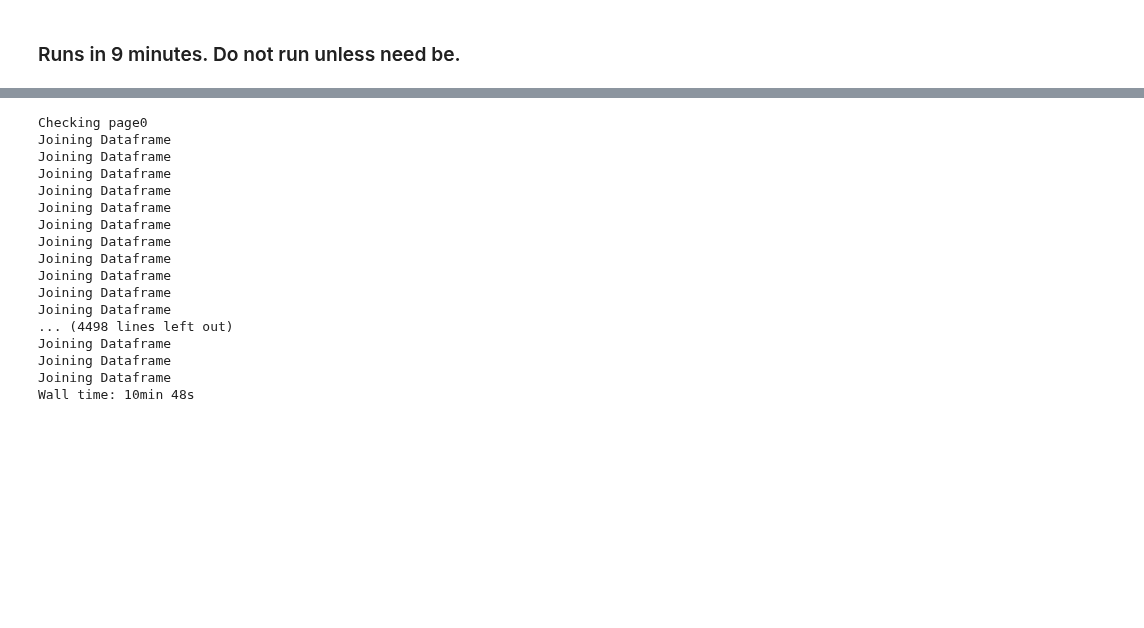
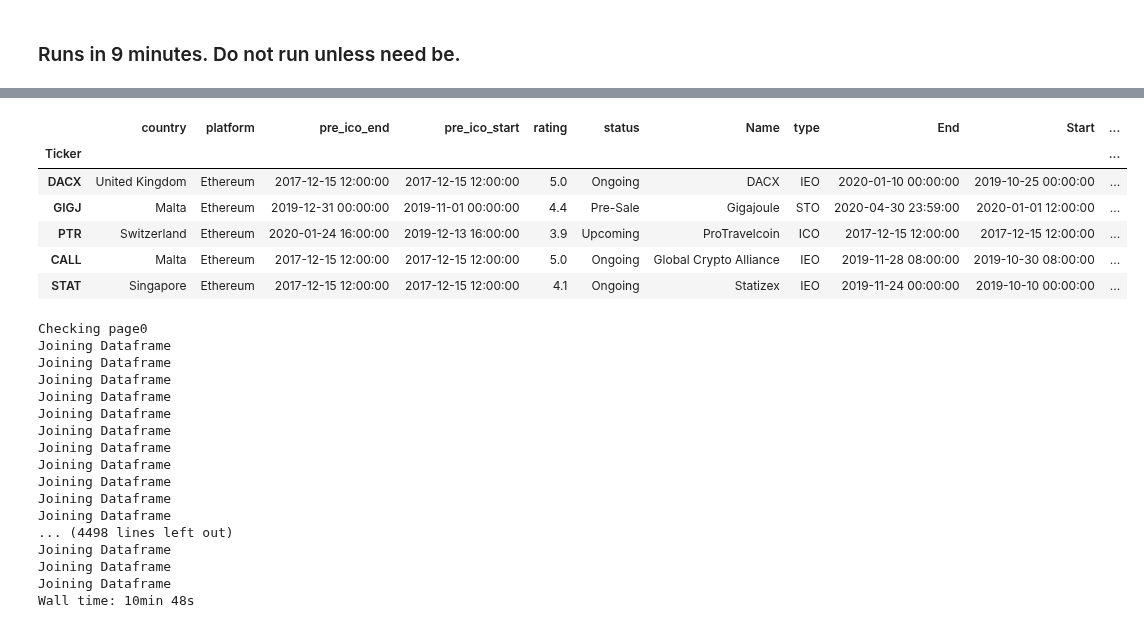
Before and after one commit to eccadena/ICO_Viability_Index, a Jupyter notebook: notebooks/libs/Eric/ready/trackIPO_final.ipynb, the cells around one changed output, grey strips where cells are left out. Cells and saved outputs as stored; diff of their text form; code cells hidden in the pictures; blank space fills up the shorter version.

```diff
--- a/notebooks/libs/Eric/ready/trackIPO_final.ipynb
+++ b/notebooks/libs/Eric/ready/trackIPO_final.ipynb
@@ -172,3 +248,13 @@ def get_TrackICOAPI():
+# %%
+ICO_API_df_function.head()
+# %% [output]
+|  | country | platform | pre_ico_end | pre_ico_start | rating | status | Name | type | End | Start | ... |
+| Ticker |  |  |  |  |  |  |  |  |  |  | ... |
+| DACX | United Kingdom | Ethereum | 2017-12-15 12:00:00 | 2017-12-15 12:00:00 | 5.0 | Ongoing | DACX | IEO | 2020-01-10 00:00:00 | 2019-10-25 00:00:00 | ... |
+| GIGJ | Malta | Ethereum | 2019-12-31 00:00:00 | 2019-11-01 00:00:00 | 4.4 | Pre-Sale | Gigajoule | STO | 2020-04-30 23:59:00 | 2020-01-01 12:00:00 | ... |
+| PTR | Switzerland | Ethereum | 2020-01-24 16:00:00 | 2019-12-13 16:00:00 | 3.9 | Upcoming | ProTravelcoin | ICO | 2017-12-15 12:00:00 | 2017-12-15 12:00:00 | ... |
+| CALL | Malta | Ethereum | 2017-12-15 12:00:00 | 2017-12-15 12:00:00 | 5.0 | Ongoing | Global Crypto Alliance | IEO | 2019-11-28 08:00:00 | 2019-10-30 08:00:00 | ... |
+| STAT | Singapore | Ethereum | 2017-12-15 12:00:00 | 2017-12-15 12:00:00 | 4.1 | Ongoing | Statizex | IEO | 2019-11-24 00:00:00 | 2019-10-10 00:00:00 | ... |
 # %%
 # DO NOT RUN... takes about an hour to run this code. 2,000,000 results returned
 #running with 24 results for 181 pages like it is exactly on the front page
```
Also changed, not shown: parts of 7 cells of this notebook, 2 other files.
